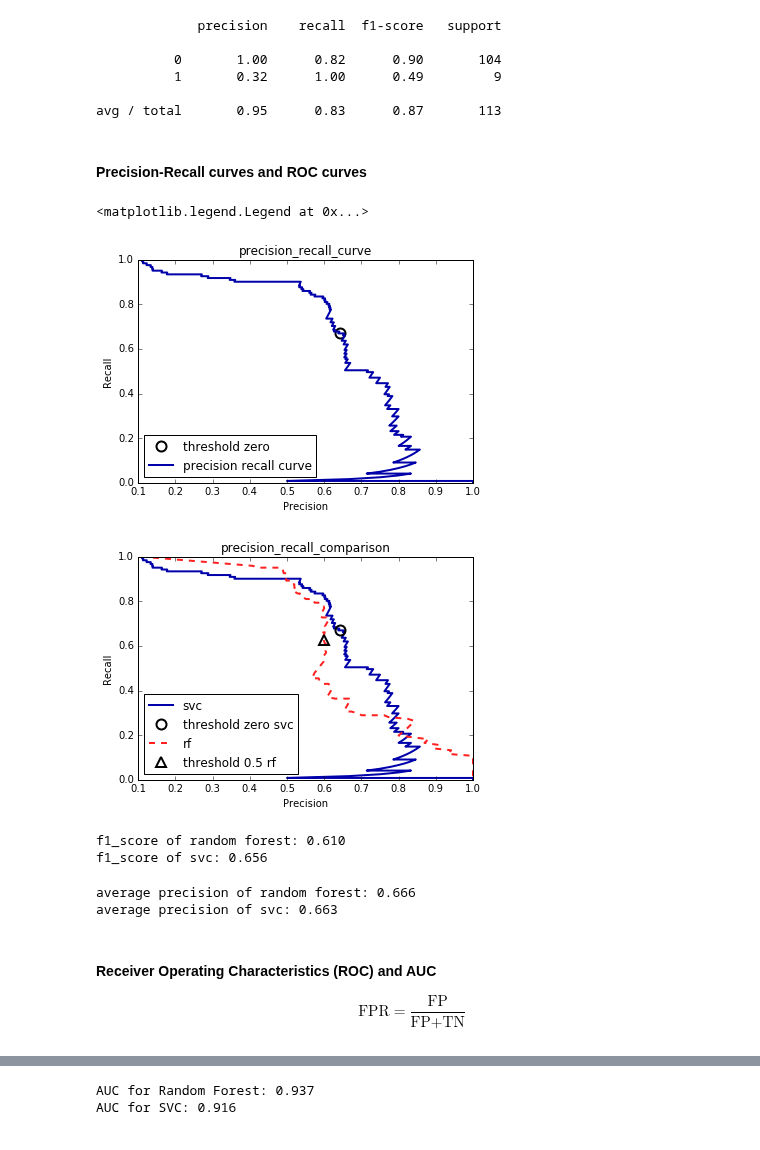
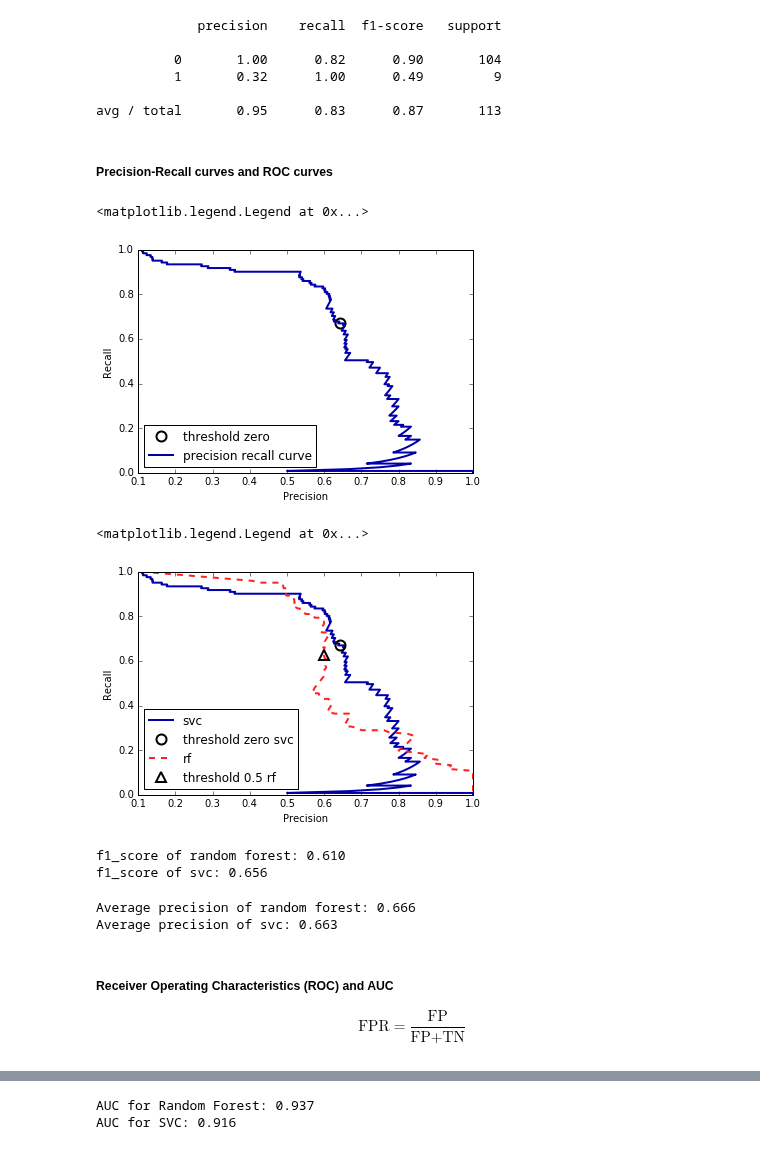
Before and after one commit to amueller/introduction_to_ml_with_python, a Jupyter notebook: 05-model-evaluation-and-improvement.ipynb, the cells around one changed output, grey strips where cells are left out. Saved outputs shown, nothing was run; the diff lists cells and outputs as text; code cells hidden in the pictures.

```diff
--- a/05-model-evaluation-and-improvement.ipynb
+++ b/05-model-evaluation-and-improvement.ipynb
@@ -562,14 +615,16 @@ print(classification_report(y_test, y_pred_lower_threshold))
 
 avg / total       0.95      0.83      0.87       113
 # %% [markdown]
-#### Precision-Recall curves and ROC curves
+##### Precision-Recall curves and ROC curves
 # %%
 from sklearn.metrics import precision_recall_curve
 precision, recall, thresholds = precision_recall_curve(
     y_test, svc.decision_function(X_test))
 # %%
-# create a similar dataset as before, but with more samples to get a smoother curve
-X, y = make_blobs(n_samples=(4000, 500), centers=2, cluster_std=[7.0, 2], random_state=22)
+# create a similar dataset as before, but with more samples
+# to get a smoother curve
+X, y = make_blobs(n_samples=(4000, 500), centers=2, cluster_std=[7.0, 2],
+                  random_state=22)
 X_train, X_test, y_train, y_test = train_test_split(X, y, random_state=0)
 
 svc = SVC(gamma=.05).fit(X_train, y_train)
@@ -584,35 +639,34 @@ plt.plot(precision[close_zero], recall[close_zero], 'o', markersize=10,
 plt.plot(precision, recall, label="precision recall curve")
 plt.xlabel("Precision")
 plt.ylabel("Recall")
-plt.title("precision_recall_curve")
 plt.legend(loc="best")
 # %% [output]
 <matplotlib.legend.Legend at 0x...>
-[figure, old version]
+[figure, new version]
 # %%
 from sklearn.ensemble import RandomForestClassifier
 
 rf = RandomForestClassifier(n_estimators=100, random_state=0, max_features=2)
 rf.fit(X_train, y_train)
 
 # RandomForestClassifier has predict_proba, but not decision_function
 precision_rf, recall_rf, thresholds_rf = precision_recall_curve(
     y_test, rf.predict_proba(X_test)[:, 1])
 
 plt.plot(precision, recall, label="svc")
 
 plt.plot(precision[close_zero], recall[close_zero], 'o', markersize=10,
          label="threshold zero svc", fillstyle="none", c='k', mew=2)
 
 plt.plot(precision_rf, recall_rf, label="rf")
 
 close_default_rf = np.argmin(np.abs(thresholds_rf - 0.5))
-plt.plot(precision_rf[close_default_rf], recall_rf[close_default_rf], '^', markersize=10,
-         label="threshold 0.5 rf", fillstyle="none", c='k', mew=2)
+plt.plot(precision_rf[close_default_rf], recall_rf[close_default_rf], '^', c='k',
+         markersize=10, label="threshold 0.5 rf", fillstyle="none", mew=2)
 plt.xlabel("Precision")
 plt.ylabel("Recall")
 plt.legend(loc="best")
-plt.title("precision_recall_comparison")
 # %% [output]
+<matplotlib.legend.Legend at 0x...>
-[figure, old version]
+[figure, new version]
 # %%
@@ -625,13 +680,13 @@ f1_score of svc: 0.656
 from sklearn.metrics import average_precision_score
 ap_rf = average_precision_score(y_test, rf.predict_proba(X_test)[:, 1])
 ap_svc = average_precision_score(y_test, svc.decision_function(X_test))
-print("average precision of random forest: %.3f" % ap_rf)
-print("average precision of svc: %.3f" % ap_svc)
+print("Average precision of random forest: {:.3f}".format(ap_rf))
+print("Average precision of svc: {:.3f}".format(ap_svc))
 # %% [output]
-average precision of random forest: 0.666
-average precision of svc: 0.663
+Average precision of random forest: 0.666
+Average precision of svc: 0.663
 # %% [markdown]
-#### Receiver Operating Characteristics (ROC) and AUC
+##### Receiver Operating Characteristics (ROC) and AUC
 \begin{equation}
 \text{FPR} = \frac{\text{FP}}{\text{FP} + \text{TN}}
 \end{equation}
```
Also changed, not shown: parts of 83 cells of this notebook, 4 other files.
